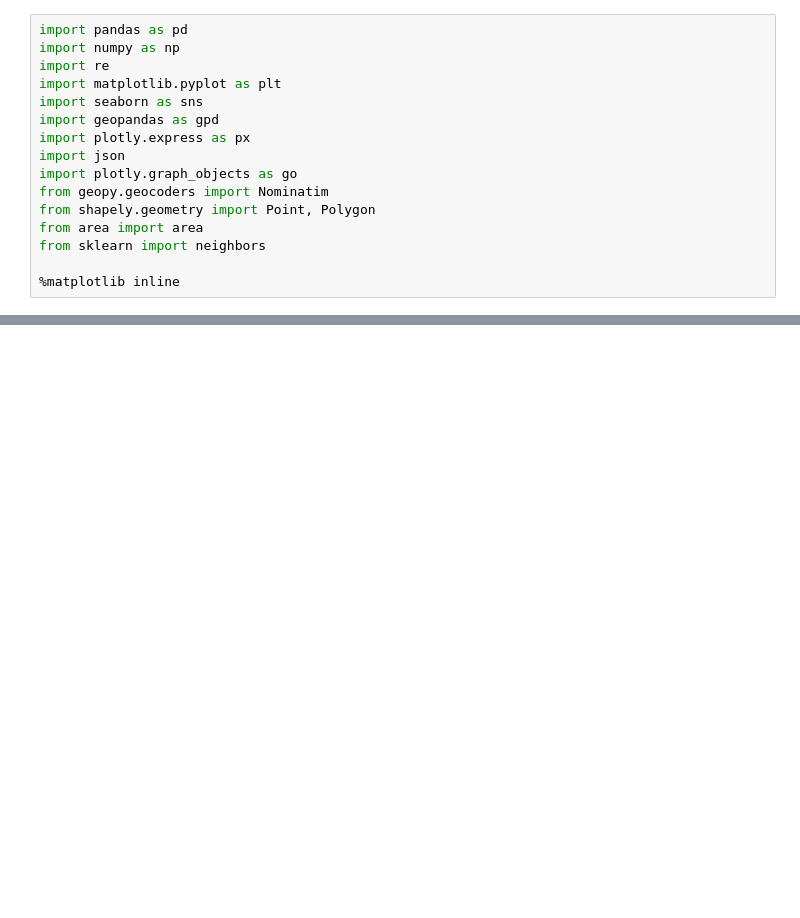
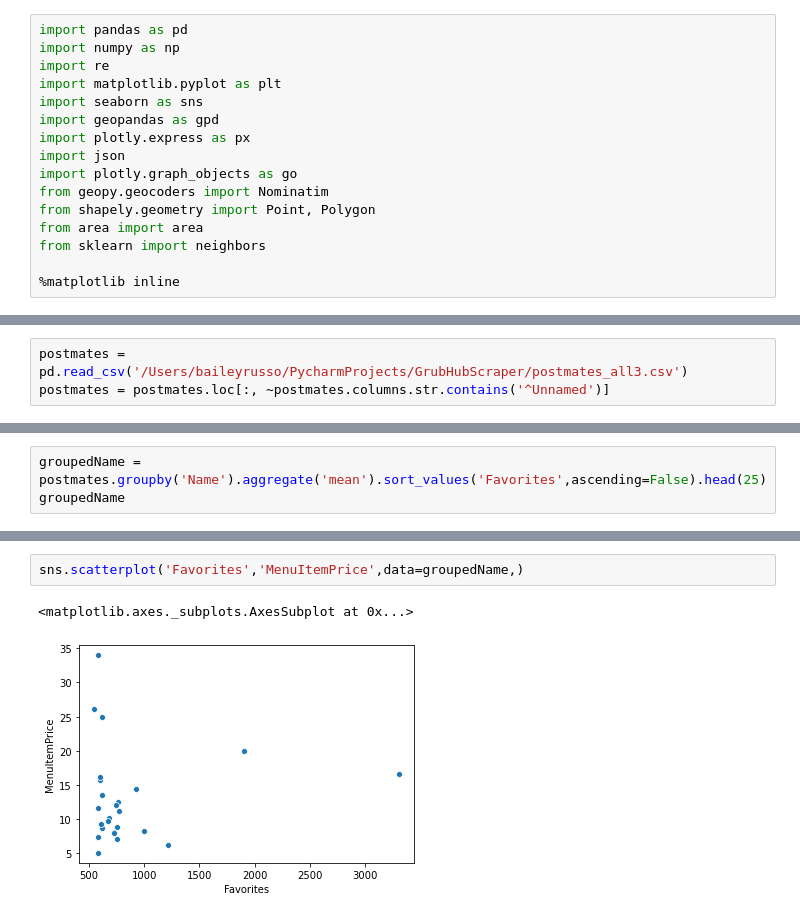
Before and after one commit to brusso115/PostmatesWebscraper, a Jupyter notebook: Postmates_EDA.ipynb, the cells around one changed output, grey strips where cells are left out. Drawn from its saved outputs; the diff is of its cells as text; blank space fills up the shorter version.

```diff
--- a/Postmates_EDA.ipynb
+++ b/Postmates_EDA.ipynb
@@ -82,0 +17,3 @@ fig.show()
+# %%
+postmates = pd.read_csv('/Users/baileyrusso/PycharmProjects/GrubHubScraper/postmates_all3.csv')
+postmates = postmates.loc[:, ~postmates.columns.str.contains('^Unnamed')]
@@ -82,0 +46,3 @@ fig.show()
+# %%
+groupedName = postmates.groupby('Name').aggregate('mean').sort_values('Favorites',ascending=False).head(25)
+groupedName
@@ -82,0 +68,5 @@ fig.show()
+# %%
+sns.scatterplot('Favorites','MenuItemPrice',data=groupedName,)
+# %% [output]
+<matplotlib.axes._subplots.AxesSubplot at 0x...>
+[figure, added]
```
Also changed, not shown: parts of 13 cells of this notebook, 10 other files.
